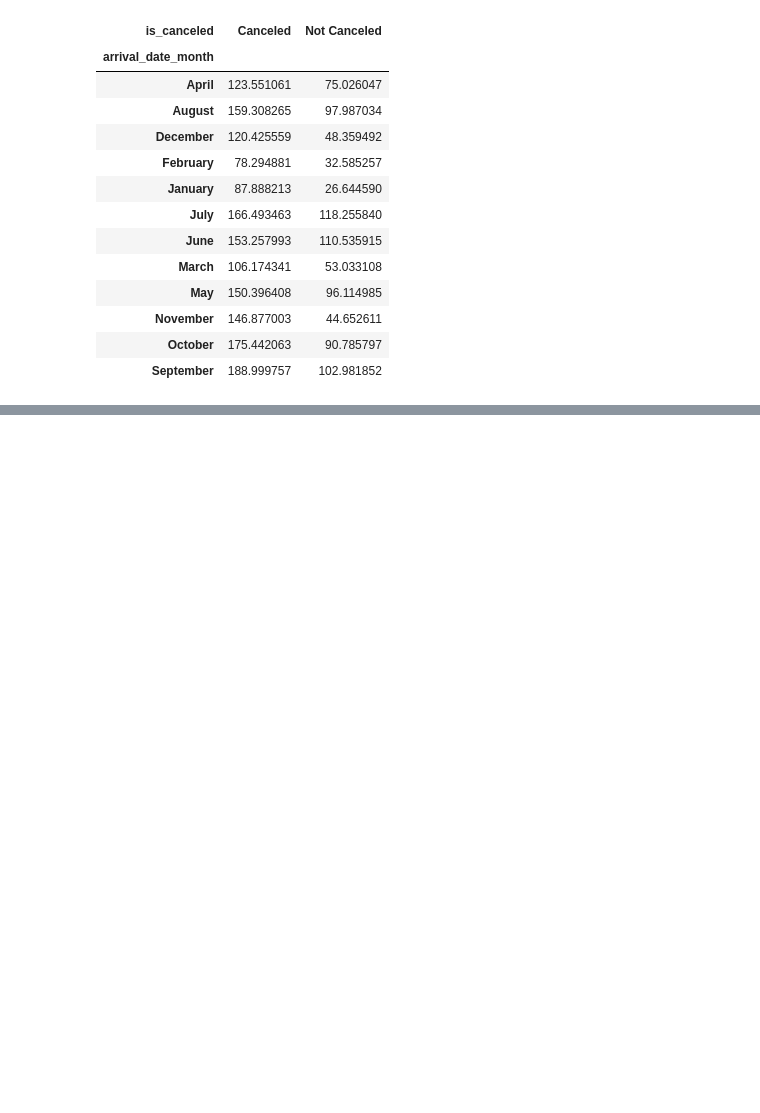
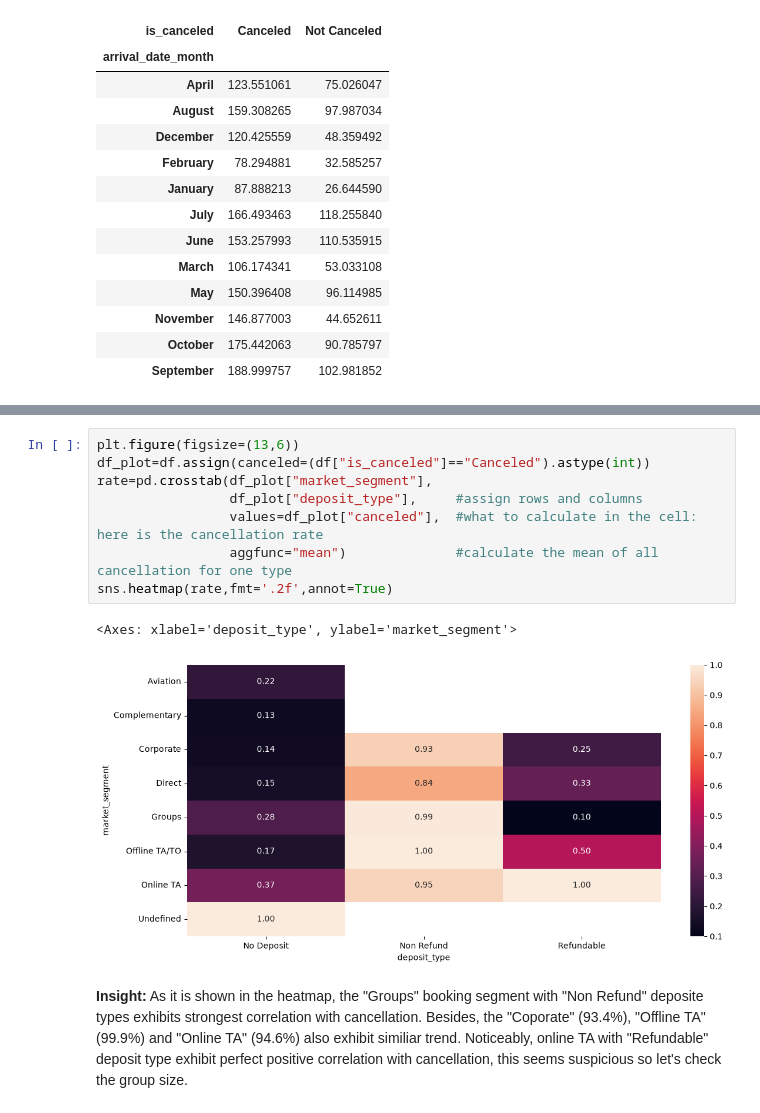
Before and after one commit to phan-274/EDA-Reflection-Project, a Jupyter notebook: EDA-Reflection-Project.ipynb, the cells around one changed output, grey strips where cells are left out. Drawn from its saved outputs; the diff is of its cells as text; blank space fills up the shorter version.

```diff
--- a/EDA-Reflection-Project.ipynb
+++ b/EDA-Reflection-Project.ipynb
@@ -553,0 +477,13 @@ sns.pairplot(data=df,vars=["avg_sleep_hours_weekday","daily_screen_time_hours"],
+# %%
+plt.figure(figsize=(13,6))
+df_plot=df.assign(canceled=(df["is_canceled"]=="Canceled").astype(int))
+rate=pd.crosstab(df_plot["market_segment"],
+                 df_plot["deposit_type"],     #assign rows and columns
+                 values=df_plot["canceled"],  #what to calculate in the cell: here is the cancellation rate
+                 aggfunc="mean")              #calculate the mean of all cancellation for one type
+sns.heatmap(rate,fmt='.2f',annot=True)
+# %% [output]
+<Axes: xlabel='deposit_type', ylabel='market_segment'>
+[figure, added]
+# %% [markdown]
+**Insight:** As it is shown in the heatmap, the "Groups" booking segment with "Non Refund" deposite types exhibits strongest correlation with cancellation. Besides, the "Coporate" (93.4%), "Offline TA" (99.9%) and "Online TA" (94.6%) also exhibit similiar trend. Noticeably, online TA with "Refundable" deposit type exhibit perfect positive correlation with cancellation, this seems suspicious so let's check the group size.
```
Also changed, not shown: parts of 61 cells of this notebook.
